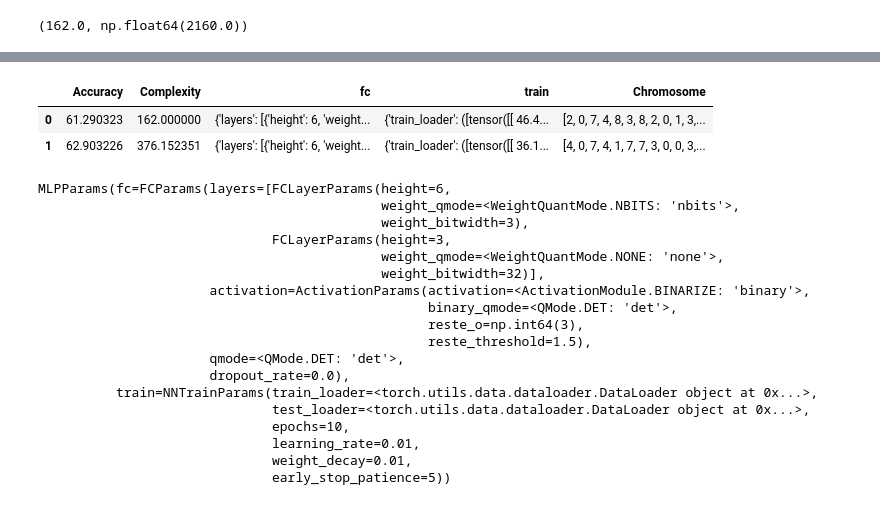
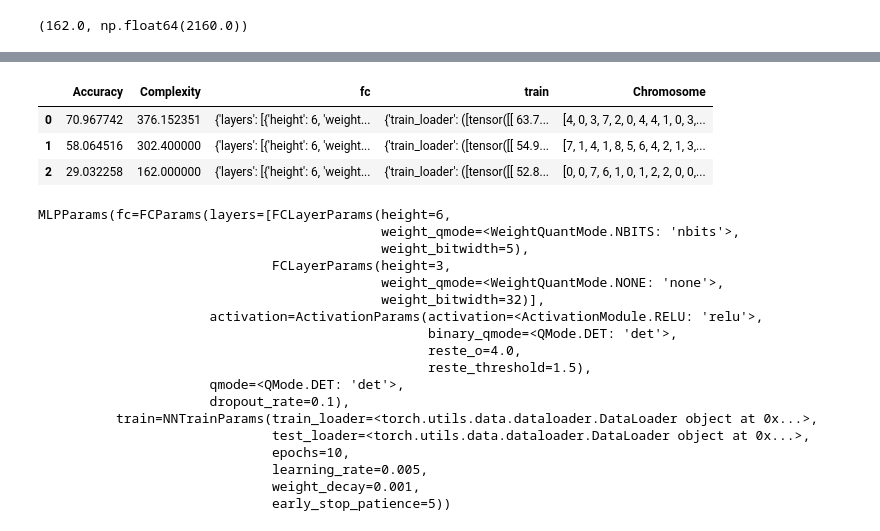
Before and after one commit to DiceNameIsMy/neural-networks-compression, a Jupyter notebook: src/notebooks/nas.ipynb, the cells around one changed output, grey strips where cells are left out. Saved outputs shown, nothing was run; the diff lists cells and outputs as text; code cells hidden in the pictures.

```diff
--- a/src/notebooks/nas.ipynb
+++ b/src/notebooks/nas.ipynb
@@ -23,20 +23,21 @@ low, high
  array([7, 3, 8, 7, 8, 7, 8, 7, 2, 3, 3, 1, 1, 6, 3]))
 # %%
 from src.nas.mlp_nas_problem import MlpNasProblem
-from src.nas.nas import MlpNasParams
+from src.nas.nas import NasParams
 from src.datasets.vertebral_dataset import VertebralDataset
 from src.datasets.breast_cancer_dataset import BreastCancerDataset
+from src.nas.plot import hist_accuracies
 
 
 DatasetClass = VertebralDataset
-params = MlpNasParams(
+params = NasParams(
     epochs=10,
     patience=5,
     amount_of_evaluations=1,
-    population_size=50,
-    population_offspring_count=20,
+    population_size=10,
+    population_offspring_count=4,
     algorithm_generations=1,
-    population_store_file=DatasetClass.__name__ + "_population.csv",
+    # population_store_file=DatasetClass.__name__ + "_population.csv",
 )
 problem = MlpNasProblem(params, DatasetClass)
 
@@ -96,63 +84,34 @@ Objectives: [[-0.61290323  0.          0.        ]
 # %%
-from dataclasses import asdict
-
-from pprint import pprint
-import pandas as pd
-from pymoo.core.result import Result
-
-
-def res_to_df(res: Result) -> pd.DataFrame:
-    data = []
-    for i in range(len(res.X)):
-        x = res.X[i]
-        f = res.F[i]
-        accuracy = problem.denormalize(-f[0], 0, 100)
-        complexity = problem.denormalize(
-            f[1], problem.get_min_complexity(), problem.get_max_complexity()
-        )
-
-        ch = RawChromosome(x).parse()
-        params = problem.get_nn_params(ch)
-
-        data.append(
-            {
-                "Accuracy": accuracy,
-                "Complexity": complexity,
-                **asdict(params),
-                "Chromosome": x,
-            }
-        )
-
-    return pd.DataFrame(data)
-
-
-df = res_to_df(res)
+df = problem.result_as_df(res)
 df
 # %% [output]
 |  | Accuracy | Complexity | fc | train | Chromosome |
-| 0 | 61.290323 | 162.000000 | {'layers': [{'height': 6, 'weight... | {'train_loader': ([tensor([[ 46.4... | [2, 0, 7, 4, 8, 3, 8, 2, 0, 1, 3,... |
-| 1 | 62.903226 | 376.152351 | {'layers': [{'height': 6, 'weight... | {'train_loader': ([tensor([[ 36.1... | [4, 0, 7, 4, 1, 7, 7, 3, 0, 0, 3,... |
+| 0 | 70.967742 | 376.152351 | {'layers': [{'height': 6, 'weight... | {'train_loader': ([tensor([[ 63.7... | [4, 0, 3, 7, 2, 0, 4, 4, 1, 0, 3,... |
+| 1 | 58.064516 | 302.400000 | {'layers': [{'height': 6, 'weight... | {'train_loader': ([tensor([[ 54.9... | [7, 1, 4, 1, 8, 5, 6, 4, 2, 1, 3,... |
+| 2 | 29.032258 | 162.000000 | {'layers': [{'height': 6, 'weight... | {'train_loader': ([tensor([[ 52.8... | [0, 0, 7, 6, 1, 0, 1, 2, 2, 0, 0,... |
 # %%
-ch = RawChromosome(df.loc[0]["Chromosome"]).parse()
+from pprint import pprint
+
+ch = RawMLPChromosome(df.loc[0]["Chromosome"]).parse()
 params = problem.get_nn_params(ch)
 pprint(params)
 # %% [output]
 MLPParams(fc=FCParams(layers=[FCLayerParams(height=6,
                                             weight_qmode=<WeightQuantMode.NBITS: 'nbits'>,
-                                            weight_bitwidth=3),
+                                            weight_bitwidth=5),
                               FCLayerParams(height=3,
                                             weight_qmode=<WeightQuantMode.NONE: 'none'>,
                                             weight_bitwidth=32)],
-                      activation=ActivationParams(activation=<ActivationModule.BINARIZE: 'binary'>,
+                      activation=ActivationParams(activation=<ActivationModule.RELU: 'relu'>,
                                                   binary_qmode=<QMode.DET: 'det'>,
-                                                  reste_o=np.int64(3),
+                                                  reste_o=4.0,
                                                   reste_threshold=1.5),
                       qmode=<QMode.DET: 'det'>,
-                      dropout_rate=0.0),
+                      dropout_rate=0.1),
           train=NNTrainParams(train_loader=<torch.utils.data.dataloader.DataLoader object at 0x...>,
                               test_loader=<torch.utils.data.dataloader.DataLoader object at 0x...>,
                               epochs=10,
-                              learning_rate=0.01,
-                              weight_decay=0.01,
+                              learning_rate=0.005,
+                              weight_decay=0.001,
                               early_stop_patience=5))
 # %%
```
Also changed, not shown: parts of 16 cells of this notebook, 12 other files.
